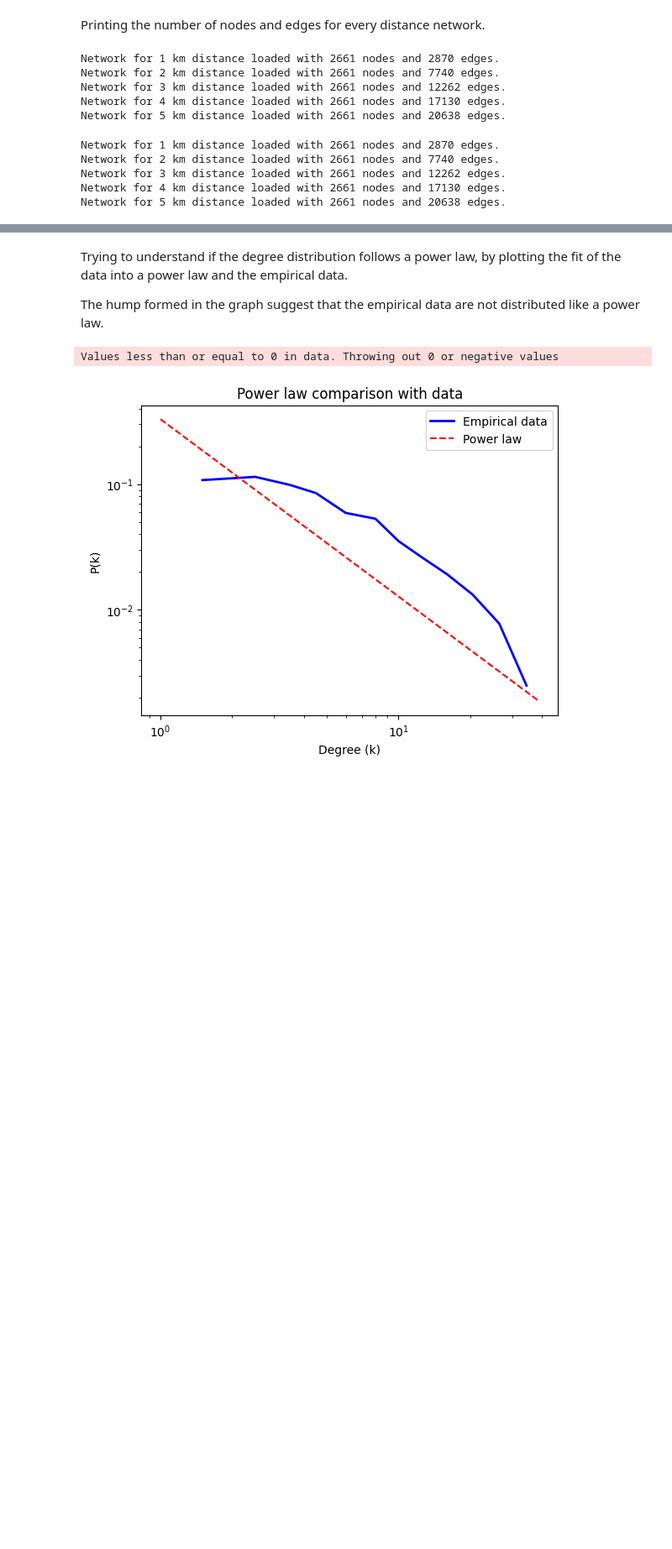
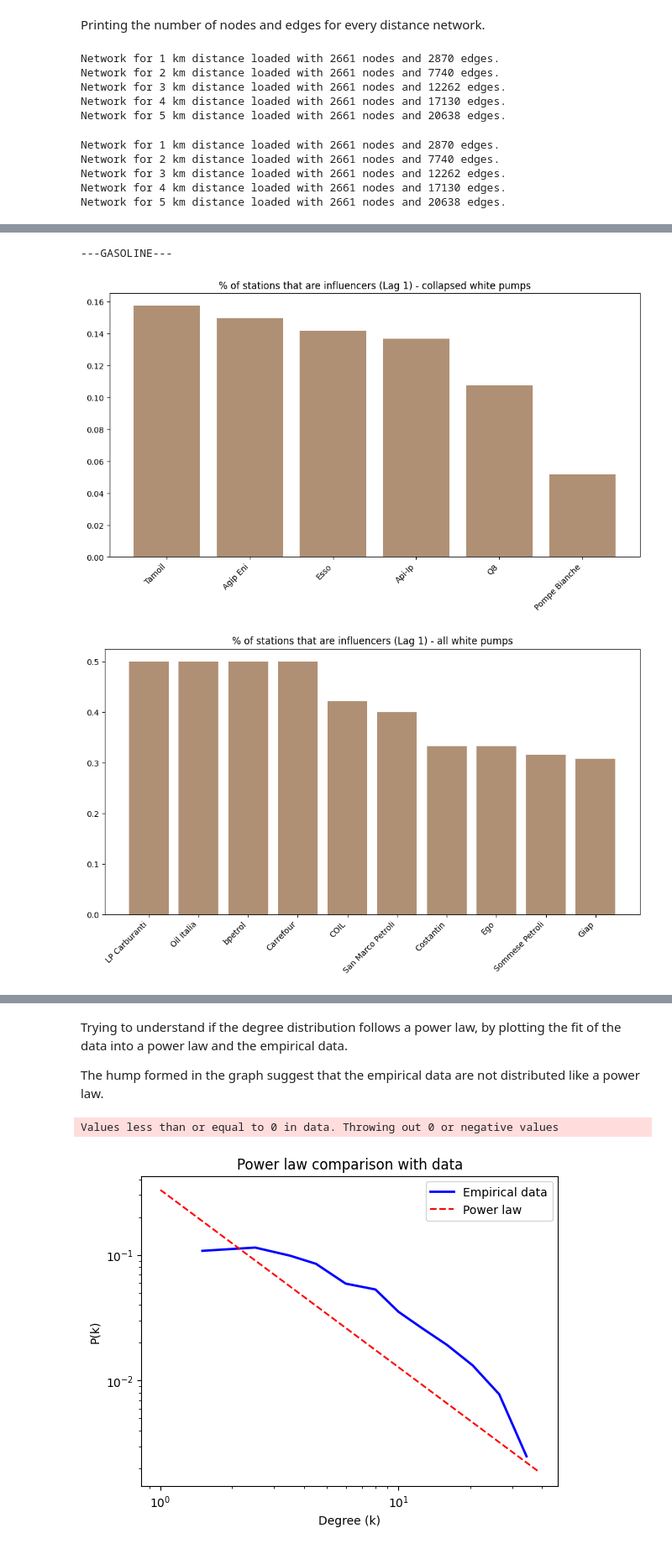
Before and after one commit to gabriele11231/fuel_price_analyses, a Jupyter notebook: python_code/PriceMatching.ipynb, the cells around one changed output, grey strips where cells are left out. Shown at 84% size. Drawn from its saved outputs; the diff is of its cells as text; code cells hidden in the pictures; blank space fills up the shorter version.

```diff
--- a/python_code/PriceMatching.ipynb
+++ b/python_code/PriceMatching.ipynb
@@ -516,0 +453,16 @@ In both the gasoline and diesel netwrok we have the same degree distribution as
+# %%
+all_brand = Counter()
+
+# Count the occurrences of each brand in the price matching network for gasoline
+for node in price_matching_network_gasoline_3km.nodes():
+    actual_brand = lombardia_gasoline.node(node).properties["Bandiera"]
+    all_brand[actual_brand] += 1
+
+white_pumps = {}
+
+# Calculate the percentage of each brand and identify those with less than 5% representation as "white pumps"
+for brand, percentage in all_brand.items():
+    actual_percentage = round(percentage/sum(all_brand.values())*100,2)
+
+    if actual_percentage < 5.0:
+        white_pumps[brand] = actual_percentage
@@ -516,0 +518,8 @@ In both the gasoline and diesel netwrok we have the same degree distribution as
+# %%
+print("---GASOLINE---")
+brand_influencer_analysis(price_matching_network_gasoline_3km, lombardia_gasoline, True)
+brand_influencer_analysis(price_matching_network_gasoline_3km, lombardia_gasoline, False)
+# %% [output]
+---GASOLINE---
+[figure, added]
+[figure, added]
```
Also changed, not shown: parts of 119 cells of this notebook.
